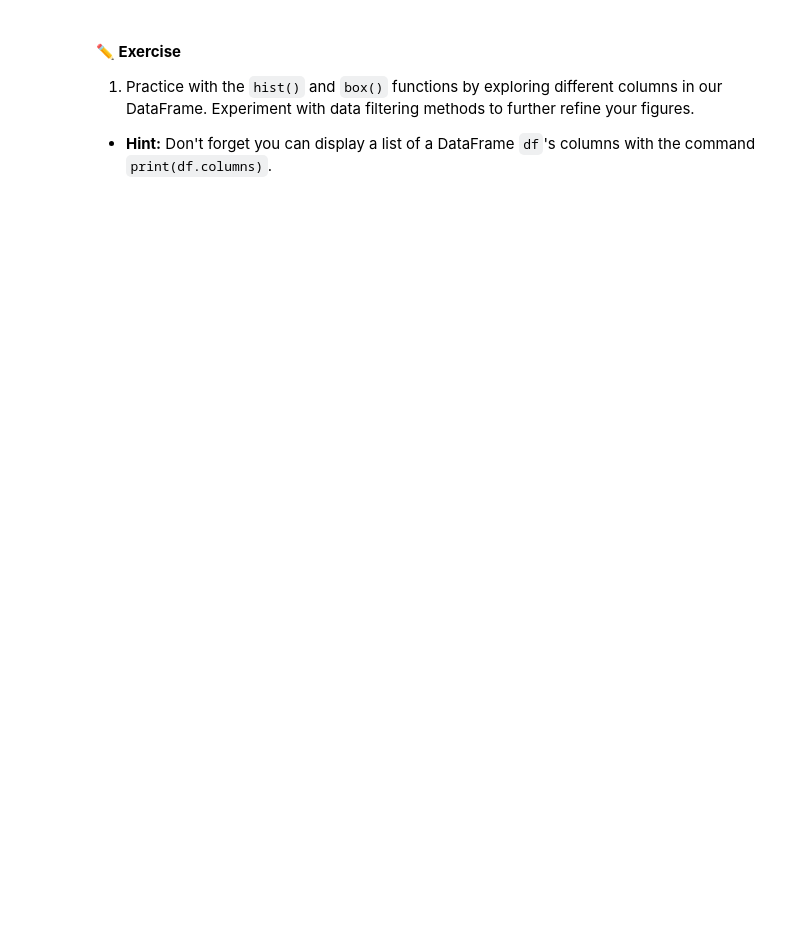
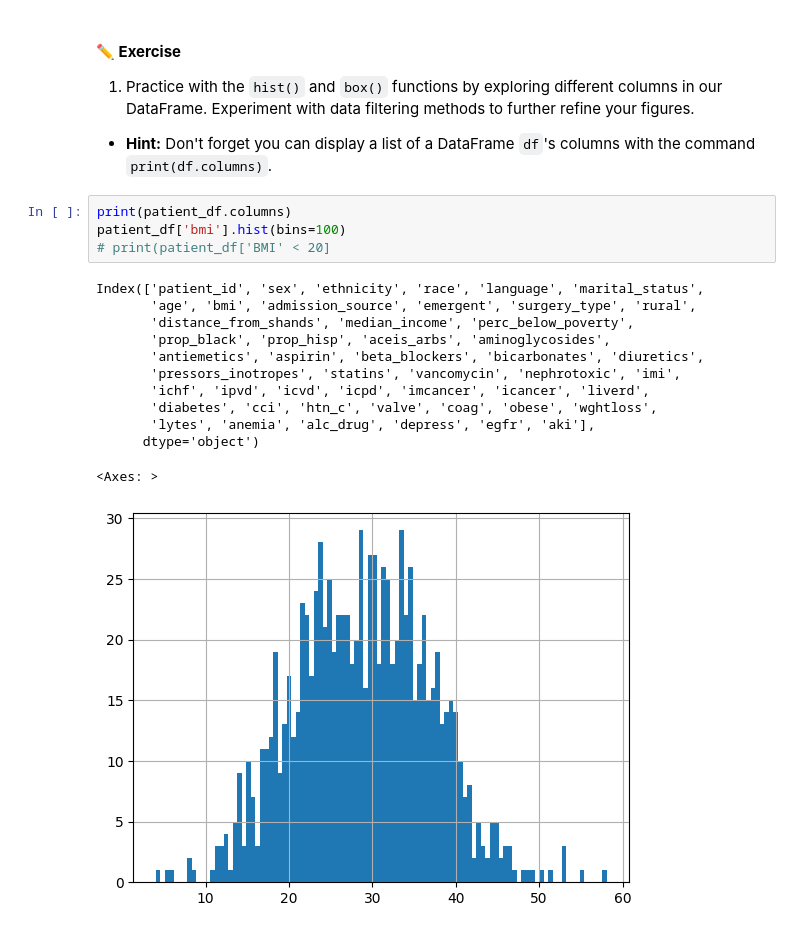
Before and after one commit to alexpatangan/BME3053C-Fall-2025, a Jupyter notebook: lessons-solved/04_Pandas.ipynb, the cells around one changed output. Drawn from its saved outputs; the diff is of its cells as text; blank space fills up the shorter version.

```diff
--- a/lessons-solved/04_Pandas.ipynb
+++ b/lessons-solved/04_Pandas.ipynb
@@ -534,3 +617,20 @@ dtype: object
 1. Practice with the `hist()` and `box()` functions by exploring different columns in our DataFrame. Experiment with data filtering methods to further refine your figures.
 
 * **Hint:** Don't forget you can display a list of a DataFrame `df`'s columns with the command `print(df.columns)`.
+# %%
+print(patient_df.columns)
+patient_df['bmi'].hist(bins=100)
+# print(patient_df['BMI' < 20]
+# %% [output]
+Index(['patient_id', 'sex', 'ethnicity', 'race', 'language', 'marital_status',
+       'age', 'bmi', 'admission_source', 'emergent', 'surgery_type', 'rural',
+       'distance_from_shands', 'median_income', 'perc_below_poverty',
+       'prop_black', 'prop_hisp', 'aceis_arbs', 'aminoglycosides',
+       'antiemetics', 'aspirin', 'beta_blockers', 'bicarbonates', 'diuretics',
+       'pressors_inotropes', 'statins', 'vancomycin', 'nephrotoxic', 'imi',
+       'ichf', 'ipvd', 'icvd', 'icpd', 'imcancer', 'icancer', 'liverd',
+       'diabetes', 'cci', 'htn_c', 'valve', 'coag', 'obese', 'wghtloss',
+       'lytes', 'anemia', 'alc_drug', 'depress', 'egfr', 'aki'],
+      dtype='object')
+<Axes: >
+[figure, added]
```
Also changed, not shown: parts of 18 cells of this notebook.
